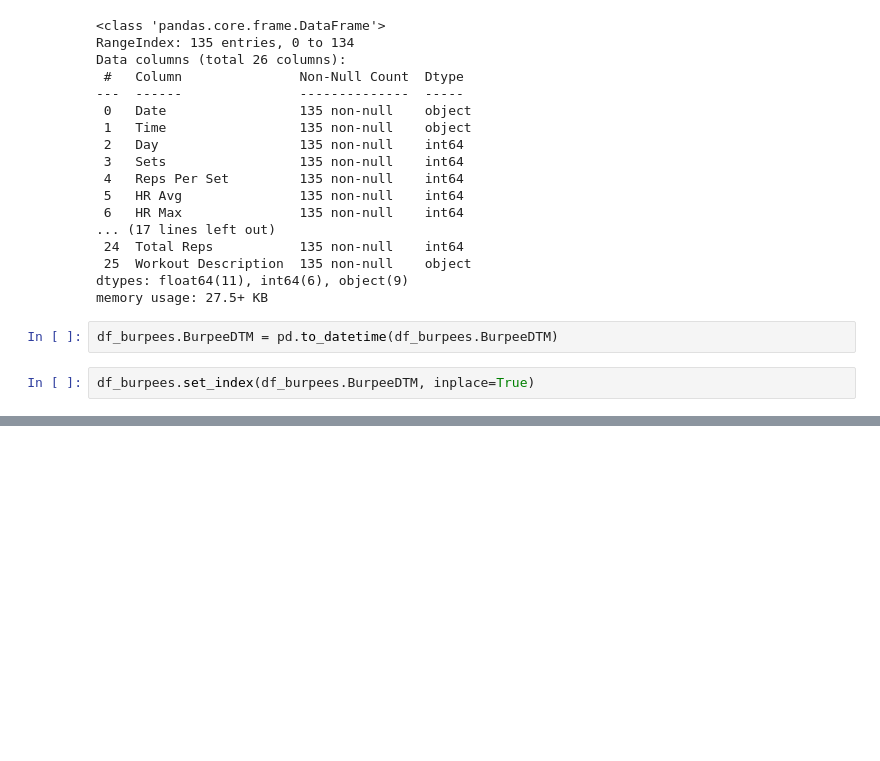
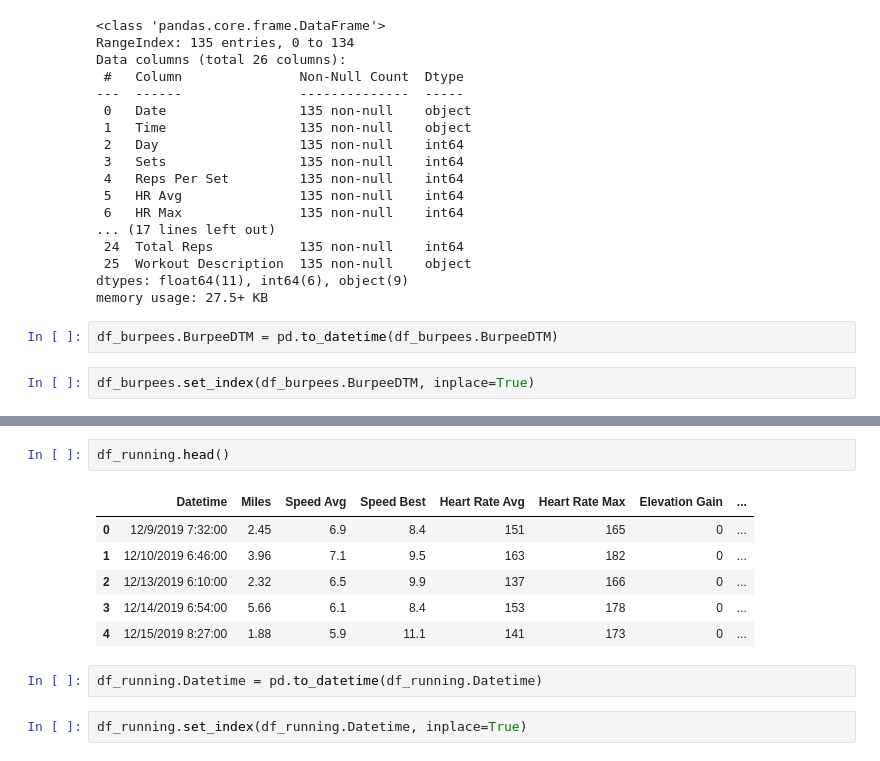
Before and after one commit to dansarmiento/ColaboratoryNotebooks, a Jupyter notebook: PlotlywithJupyterDash.ipynb, the cells around one changed output, grey strips where cells are left out. Drawn from its saved outputs; the diff is of its cells as text; blank space fills up the shorter version.

```diff
--- a/PlotlywithJupyterDash.ipynb
+++ b/PlotlywithJupyterDash.ipynb
@@ -116,0 +133,13 @@ app.run_server(mode='inline')
+# %%
+df_running.head()
+# %% [output]
+|  | Datetime | Miles | Speed Avg | Speed Best | Heart Rate Avg | Heart Rate Max | Elevation Gain | ... |
+| 0 | 12/9/2019 7:32:00 | 2.45 | 6.9 | 8.4 | 151 | 165 | 0 | ... |
+| 1 | 12/10/2019 6:46:00 | 3.96 | 7.1 | 9.5 | 163 | 182 | 0 | ... |
+| 2 | 12/13/2019 6:10:00 | 2.32 | 6.5 | 9.9 | 137 | 166 | 0 | ... |
+| 3 | 12/14/2019 6:54:00 | 5.66 | 6.1 | 8.4 | 153 | 178 | 0 | ... |
+| 4 | 12/15/2019 8:27:00 | 1.88 | 5.9 | 11.1 | 141 | 173 | 0 | ... |
+# %%
+df_running.Datetime = pd.to_datetime(df_running.Datetime)
+# %%
+df_running.set_index(df_running.Datetime, inplace=True)
```
Also changed, not shown: parts of 10 cells of this notebook.
